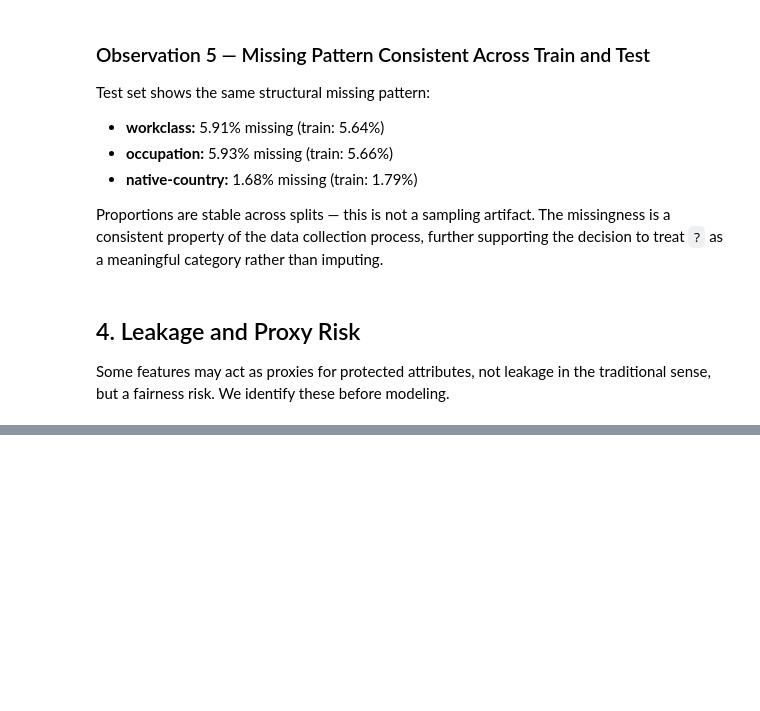
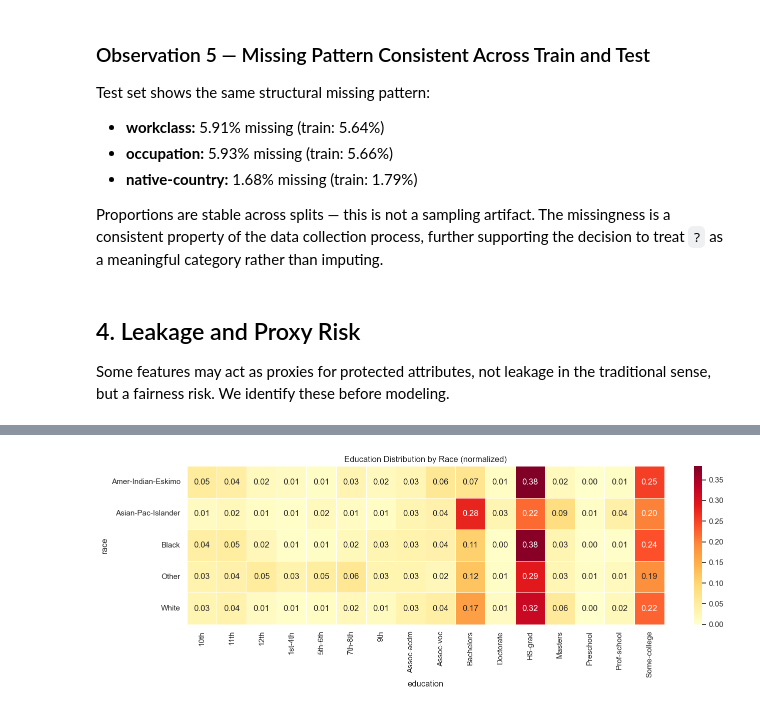
Before and after one commit to emre-kocyigit/income-prediction-beyond-accuracy, a Jupyter notebook: notebooks/01_data_audit.ipynb, the cells around one changed output, grey strips where cells are left out. Saved outputs shown, nothing was run; the diff lists cells and outputs as text; code cells hidden in the pictures; blank space fills up the shorter version.

```diff
--- a/notebooks/01_data_audit.ipynb
+++ b/notebooks/01_data_audit.ipynb
@@ -295,0 +385,18 @@ Name: proportion, dtype: float64
+# %%
+edu_race = train.groupby("race")["education"].value_counts(normalize=True).round(3)
+edu_race = edu_race.unstack(fill_value=0)
+
+plt.figure(figsize=(14, 5))
+sns.heatmap(
+    edu_race,
+    annot=True,
+    fmt=".2f",
+    cmap="YlOrRd",
+    linewidths=0.5
+)
+plt.title("Education Distribution by Race (normalized)")
+plt.tight_layout()
+plt.savefig("../reports/figures/education_by_race.png", dpi=150)
+plt.show()
+# %% [output]
+[figure, added]
```
Also changed, not shown: parts of 12 cells of this notebook.
